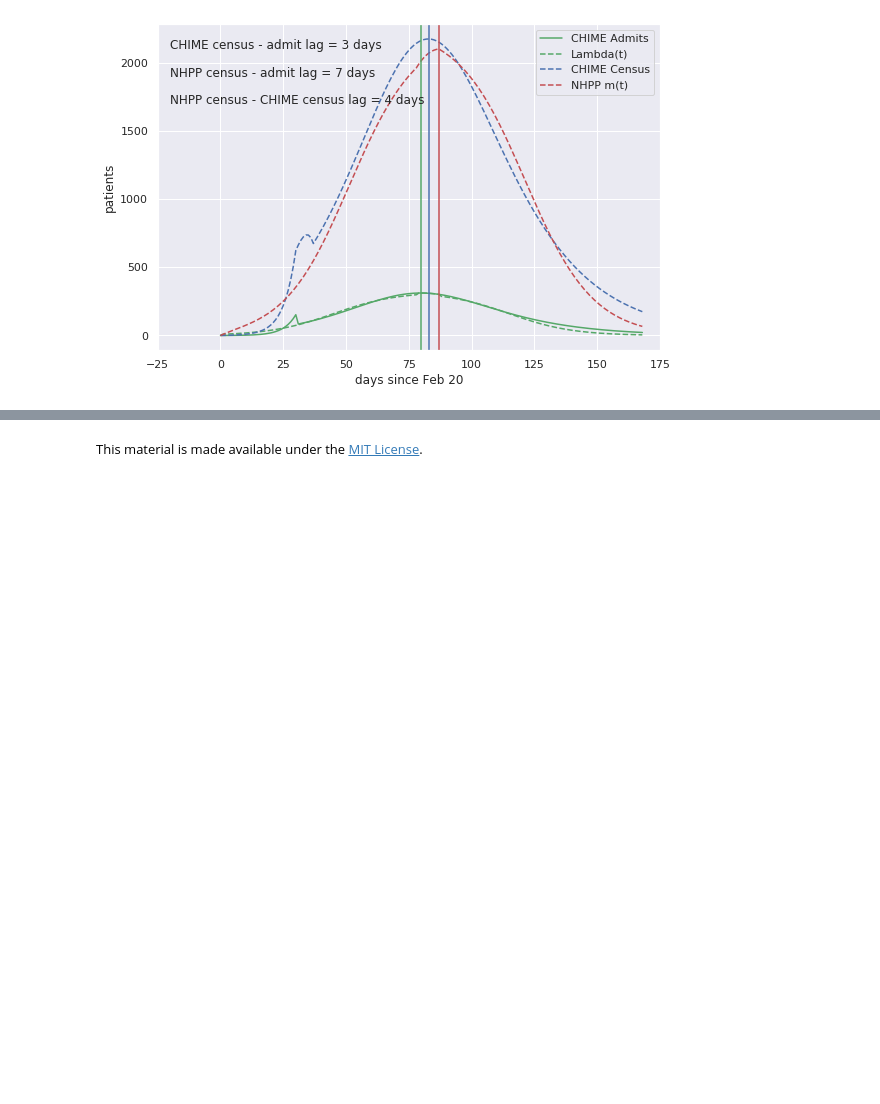
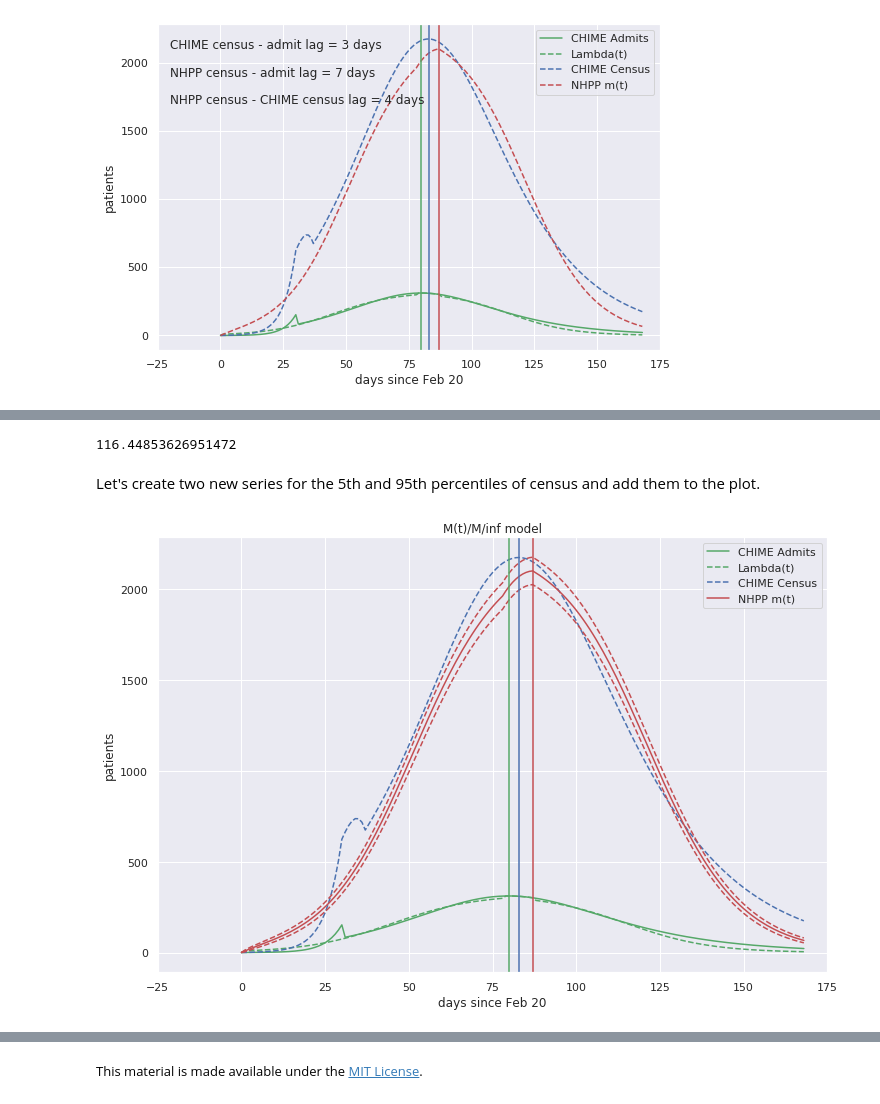
Before and after one commit to misken/c19, a Jupyter notebook: mychime/modeling/chime_flow_resources_p2.ipynb, the cells around one changed output, grey strips where cells are left out. Drawn from its saved outputs; the diff is of its cells as text; code cells hidden in the pictures; blank space fills up the shorter version.

Commit message:
first draft of queueing based census model notebook done

```diff
--- a/mychime/modeling/chime_flow_resources_p2.ipynb
+++ b/mychime/modeling/chime_flow_resources_p2.ipynb
@@ -937,4 +736,0 @@ Name: rel_day, Length: 155, dtype: float64
-# %%
-x = np.array(hosp_admits.rel_day)
-y = np.array(sin_guess)
-y_act = hosp_admits['hospitalized']
@@ -979,0 +747,37 @@ Hopefully this helps clarify how CHIME is currently computing resource use. In t
+# %%
+def census_pctile(mean, p):
+    if mean < 50:
+        return poisson.ppf(p, mean)
+    else:
+        return norm.ppf(p, mean, np.sqrt(mean))
+# %%
+census_pctile(100, .95)
+# %% [output]
+116.44853626951472
+# %% [markdown]
+Let's create two new series for the 5th and 95th percentiles of census and add them to the plot.
+# %%
+y_p05 = np.array([census_pctile(m, 0.05) for m in y_mv])
+y_p95 = np.array([census_pctile(m, 0.95) for m in y_mv])
+# %%
+plt.figure(figsize=(12,8))
+plt.title("M(t)/M/inf model")
+plt.plot(x, y_admits, 'g-', label="CHIME Admits")
+plt.plot(x, y_lambda, 'g--', label="Lambda(t)")
+plt.plot(x, y_census, 'b--', label="CHIME Census")
+plt.plot(x, y_mv, 'r-', label="NHPP m(t)")
+plt.plot(x, y_p05, 'r--')
+plt.plot(x, y_p95, 'r--')
+plt.xlabel('days since Feb 20')
+plt.ylabel('patients')
+plt.axvline(admit_peak, color = 'g')
+plt.axvline(census_peak, color = 'b')
+plt.axvline(mv_peak, color = 'r')
+plt.xlim(-25, 175)
+# plt.text(-20,2100, lag1_txt)
+# plt.text(-20,1900, lag2_txt)
+# plt.text(-20,1700, diff_txt)
+plt.legend()
+plt.show()
+# %% [output]
+[figure, added]
```
Also changed, not shown: parts of 57 cells of this notebook.
